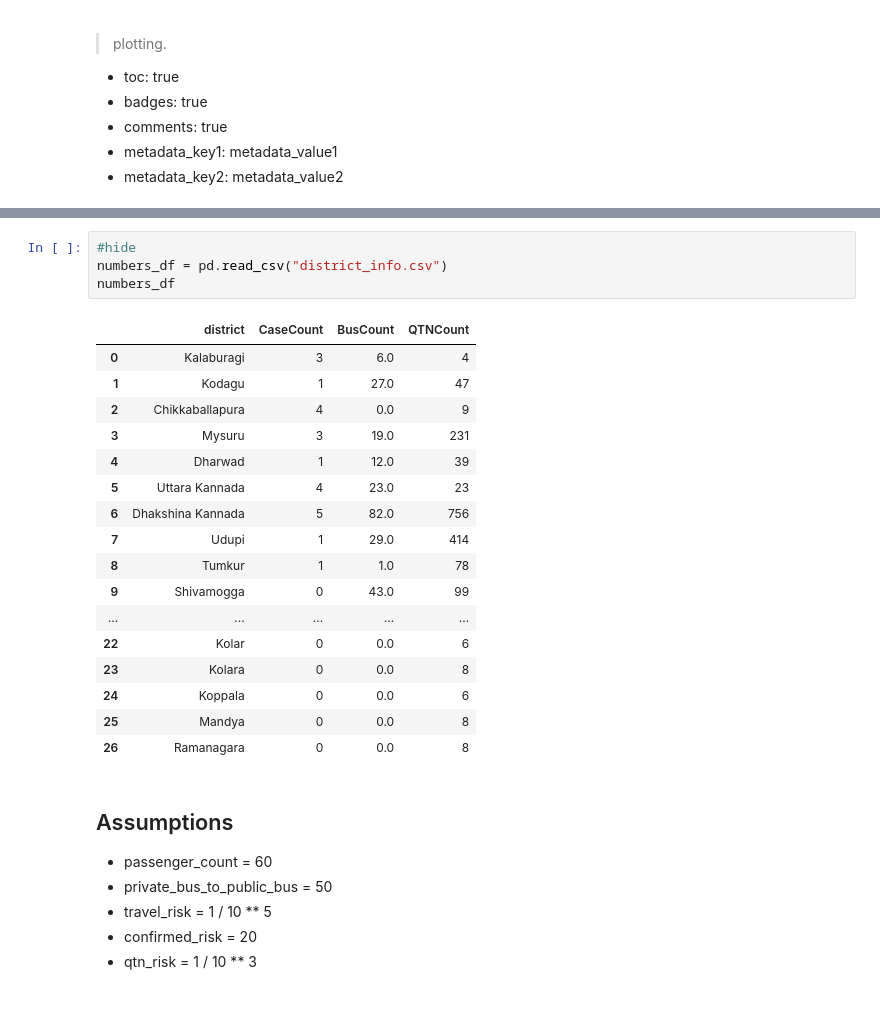
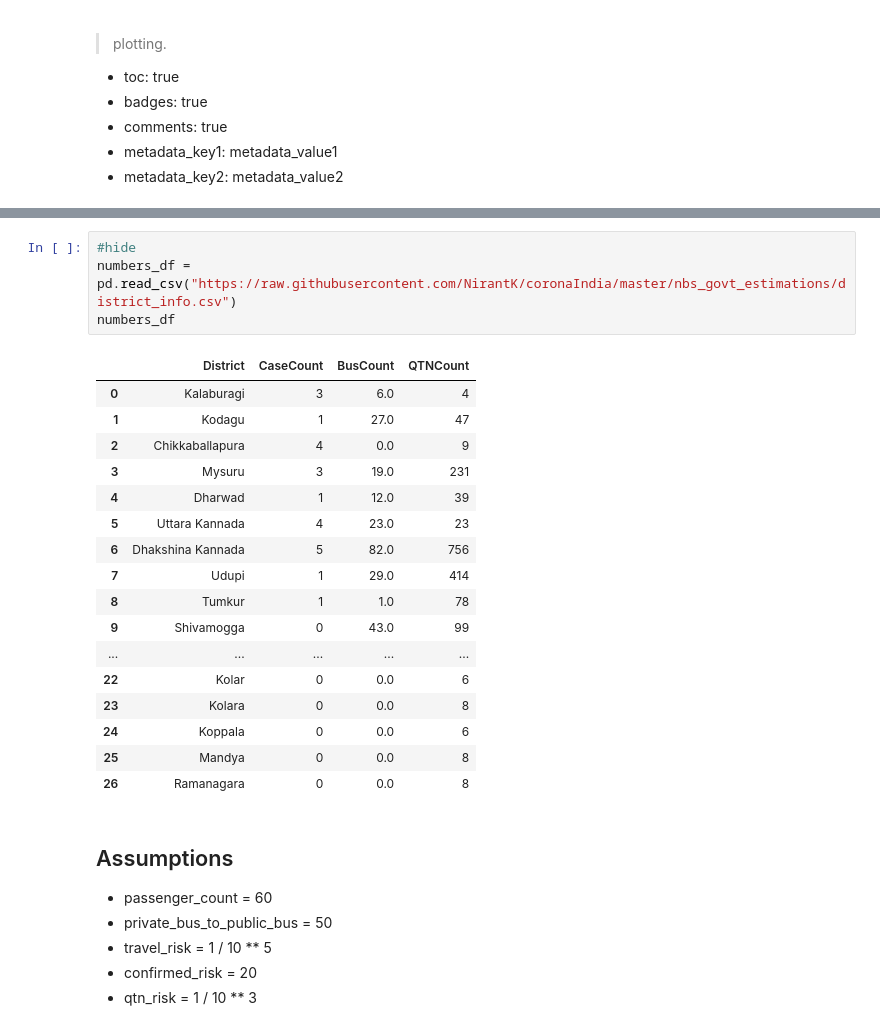
Before and after one commit to meghanabhange/CovidSeer, a Jupyter notebook: _notebooks/2020-04-01-DistrictAnalysisForKA_20200327.ipynb, the cells around one changed output, grey strips where cells are left out. Cells and saved outputs as stored; diff of their text form.

Commit message:
Downloading data from `coronIndia/master`

```diff
--- a/_notebooks/2020-04-01-DistrictAnalysisForKA_20200327.ipynb
+++ b/_notebooks/2020-04-01-DistrictAnalysisForKA_20200327.ipynb
@@ -26,9 +23,9 @@ The autoreload extension is already loaded. To reload it, use:
 # %%
 #hide
-numbers_df = pd.read_csv("district_info.csv")
+numbers_df = pd.read_csv("https://raw.githubusercontent.com/NirantK/coronaIndia/master/nbs_govt_estimations/district_info.csv")
 numbers_df
 # %% [output]
-|  | district | CaseCount | BusCount | QTNCount |
+|  | District | CaseCount | BusCount | QTNCount |
 | 0 | Kalaburagi | 3 | 6.0 | 4 |
 | 1 | Kodagu | 1 | 27.0 | 47 |
 | 2 | Chikkaballapura | 4 | 0.0 | 9 |
```
Also changed, not shown: parts of 5 cells of this notebook.
